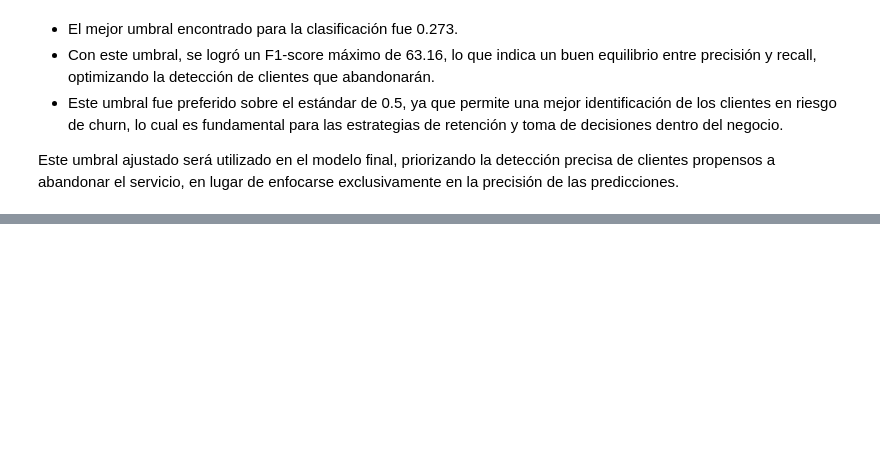
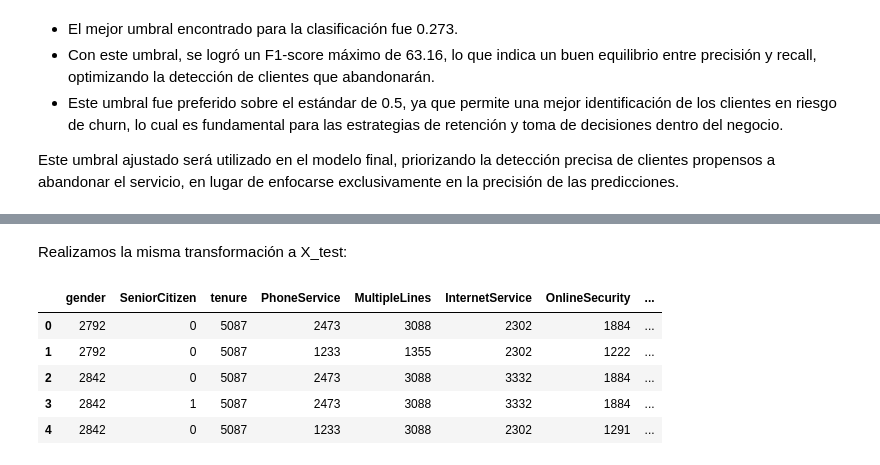
Before and after one commit to GOIH/MineriaDatos, a Jupyter notebook: analisis.ipynb, the cells around one changed output, grey strips where cells are left out. Cells and saved outputs as stored; diff of their text form; code cells hidden in the pictures; blank space fills up the shorter version.

```diff
--- a/analisis.ipynb
+++ b/analisis.ipynb
@@ -2328,0 +2303,38 @@ print(len(shap_values))
+# %% [markdown]
+Realizamos la misma transformación a X_test:
+# %%
+# Copia de los datos originales de X_test
+X_test_trans = X_test.copy()
+
+# Aplicar 'var_generator' para transformar las variables
+X_test_trans = var_generator.transform(X_test_trans)
+
+# Aplicar el preprocesador (solo transform)
+X_test_trans = preprocessor.transform(X_test_trans)
+
+# Obtener los nombres de las columnas después de aplicar el ColumnTransformer
+columns = get_feature_names_column_transformer(preprocessor)
+X_test_trans = pd.DataFrame(X_test_trans, columns=columns)
+
+# Acceder a las variables seleccionadas (aquellas no correlacionadas)
+columns = corr_filter.variables_seleccionadas
+
+# Aplicar el filtro de correlación (solo transform, no fit)
+X_test_trans = pd.DataFrame(corr_filter.transform(X_test_trans), columns=columns)
+
+# Aplicar el filtro de selección de características (SFS)
+X_test_trans = sfs.transform(X_test_trans)
+
+
+# Crear el DataFrame con las columnas seleccionadas
+X_test_trans = pd.DataFrame(X_test_trans, columns=columns_selected_list)
+
+# Visualizamos el DataFrame de X_test
+X_test_trans.head(5)
+# %% [output]
+|  | gender | SeniorCitizen | tenure | PhoneService | MultipleLines | InternetService | OnlineSecurity | ... |
+| 0 | 2792 | 0 | 5087 | 2473 | 3088 | 2302 | 1884 | ... |
+| 1 | 2792 | 0 | 5087 | 1233 | 1355 | 2302 | 1222 | ... |
+| 2 | 2842 | 0 | 5087 | 2473 | 3088 | 3332 | 1884 | ... |
+| 3 | 2842 | 1 | 5087 | 2473 | 3088 | 3332 | 1884 | ... |
+| 4 | 2842 | 0 | 5087 | 1233 | 3088 | 2302 | 1291 | ... |
```
Also changed, not shown: parts of 19 cells of this notebook.
